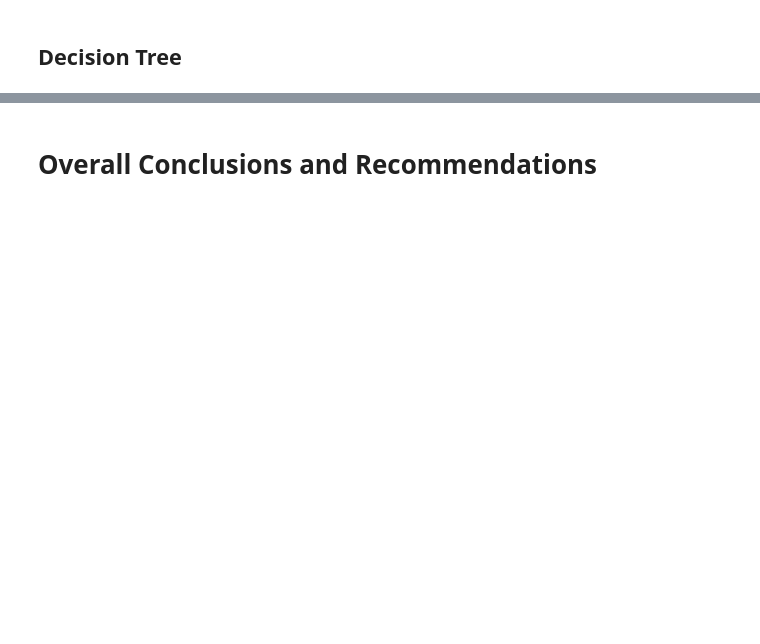
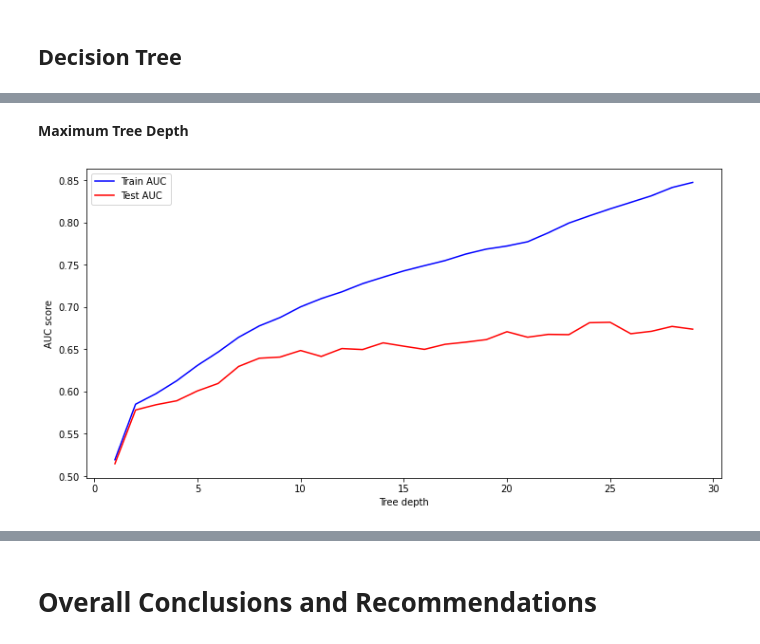
Before and after one commit to keithotuomagie/tweet_analysis, a Jupyter notebook: notebook.ipynb, the cells around one changed output, grey strips where cells are left out. Saved outputs shown, nothing was run; the diff lists cells and outputs as text; code cells hidden in the pictures; blank space fills up the shorter version.

```diff
--- a/notebook.ipynb
+++ b/notebook.ipynb
@@ -904,0 +1046,33 @@ Confusion Matrix:
+# %% [markdown]
+**Maximum Tree Depth**
+# %%
+# Max_Depth - Identifying the ideal tree depth
+
+max_depths = list(range(1, 30))
+train_results = []
+test_results = []
+for max_depth in max_depths:
+    dt = DecisionTreeClassifier(criterion='entropy', max_depth=max_depth)
+    dt.fit(X_train_vectorized, y_train)
+    y_hat_train_dt = dt.predict_proba(X_train_vectorized)[:, 1]
+    fpr_dt, tpr_dt, thresholds_dt = roc_curve(y_train, y_hat_train_dt, pos_label='Positive')
+    roc_auc_dt = auc(fpr_dt, tpr_dt)
+
+    # Add auc score to previous train results
+    train_results.append(roc_auc_dt)
+    y_hat_test_dt = dt.predict_proba(X_test_vectorized)[:, 1]
+    fpr_dt, tpr_dt, thresholds_dt = roc_curve(y_test, y_hat_test_dt, pos_label='Positive')
+    roc_auc_dt = auc(fpr_dt, tpr_dt)
+
+    # Add auc score to previous test results
+    test_results.append(roc_auc_dt)
+
+plt.figure(figsize=(12,6))
+plt.plot(max_depths, train_results, 'b', label='Train AUC')
+plt.plot(max_depths, test_results, 'r', label='Test AUC')
+plt.ylabel('AUC score')
+plt.xlabel('Tree depth')
+plt.legend()
+plt.show()
+# %% [output]
+[figure, added]
```
Also changed, not shown: parts of 24 cells of this notebook.
